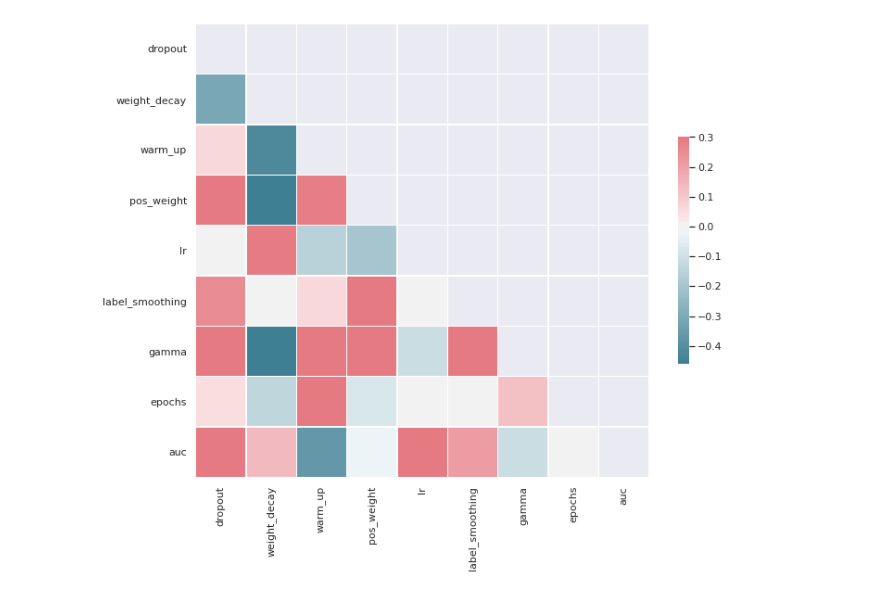
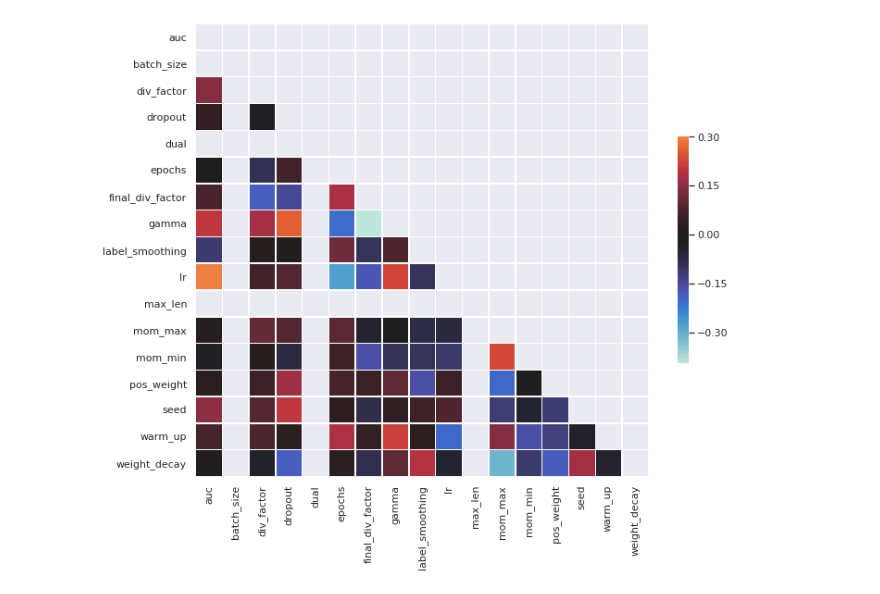
Before and after one commit to henrique/jigsaw20, a Jupyter notebook: subs.ipynb, the cells around one changed output. Cells and saved outputs as stored; diff of their text form; code cells hidden in the pictures.

```diff
--- a/subs.ipynb
+++ b/subs.ipynb
@@ -11,6 +11,9 @@ import seaborn as sns
 import matplotlib.pyplot as plt
 sns.set()
 # %%
-files = 'gs://hm-eu-w4/jigsaw/*/*/params*.csv'
-tf.io.gfile.glob(files)
+files = 'gs://hm-eu-w4/jigsaw/s*/*/params*.csv'
+l_files = tf.io.gfile.glob(files)
+
+print(len(l_files))
+l_files
 # %% [output]
@@ -53,7 +42,7 @@ df = None
 
 for f in sorted(tf.io.gfile.glob(files)):
     score = float(os.path.basename(f)[6:-4])
-    if score > 0.95:
+    if score > 0.94:
         if df is None:
             df = pd.read_csv(f)
         else:
@@ -73,4 +62,5 @@ df.describe()
 # %%
 # df.groupby('loss').loss.count().to_frame('loss')
-df.groupby('optimizer').optimizer.count().to_frame('optimizer')
+df.pooling.fillna('first', inplace=True)
+df.groupby('pooling').auc.describe()
 # %% [output]
@@ -81,6 +72,6 @@ df.groupby('optimizer').optimizer.count().to_frame('optimizer')
 # %%
-df.drop(['model_id', 'kwargs', 'stages', 'amp', 'max_len', 'gcs',
-         'path', 'callback', 'tpu_id', 'seed', 'dataset', 'batch_size'],
-              inplace=True, axis=1)
+# df.drop(['max_len', 'gcs',
+#          'path', 'tpu_id', 'seed', 'dataset'], #'model_id', 'stages', 'amp', , 'callback', 'kwargs'
+#               inplace=True, axis=1)
 df.sort_values(by='auc', ascending=False)
 # %% [output]
@@ -100,19 +96,19 @@ df.sort_values(by='auc', ascending=False)
 # %%
 # Compute the correlation matrix
 corr = df.corr('kendall')
 
 # Generate a mask for the upper triangle
 mask = np.triu(np.ones_like(corr, dtype=np.bool))
 
 # Set up the matplotlib figure
 f, ax = plt.subplots(figsize=(11, 9))
 
 # Generate a custom diverging colormap
-cmap = sns.diverging_palette(220, 10, as_cmap=True)
+# cmap = sns.diverging_palette(220, 10, as_cmap=True)
 
 # Draw the heatmap with the mask and correct aspect ratio
-_ = sns.heatmap(corr, mask=mask, cmap=cmap, vmax=.3, center=0,
+_ = sns.heatmap(corr, mask=mask, vmax=.3, center=0, # cmap=cmap,
                 square=True, linewidths=.5, cbar_kws={"shrink": .5})
 # %% [output]
-[figure, old version]
+[figure, new version]
 # %%
```
Also changed, not shown: parts of 13 cells of this notebook.
